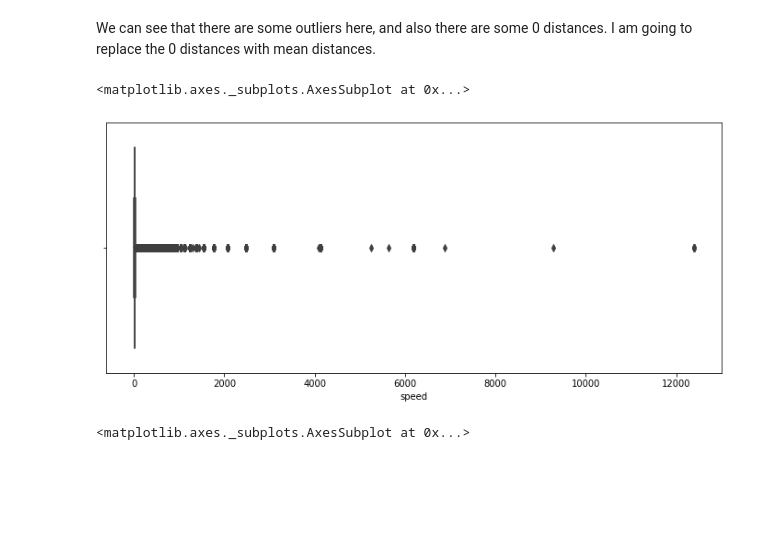
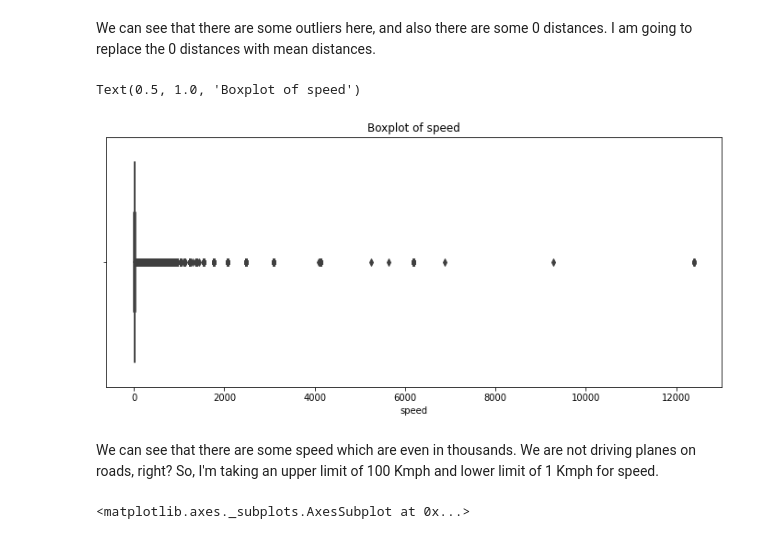
Before and after one commit to Subhajit53/NYC-Taxi-Trip-Time-Prediction, a Jupyter notebook: NYC_Taxi_Trip_Time_Prediction_Colab_Notebook.ipynb, the cells around one changed output. Drawn from its saved outputs; the diff is of its cells as text; code cells hidden in the pictures; blank space fills up the shorter version.

```diff
--- a/NYC_Taxi_Trip_Time_Prediction_Colab_Notebook.ipynb
+++ b/NYC_Taxi_Trip_Time_Prediction_Colab_Notebook.ipynb
@@ -323,9 +327,12 @@ taxi_df['speed'] = taxi_df['distance']/taxi_df['trip_duration_hour']
 # %%
 plt.figure(figsize = (12,5))
 sns.boxplot(taxi_df['speed'])
+plt.title('Boxplot of speed')
 # %% [output]
-<matplotlib.axes._subplots.AxesSubplot at 0x...>
+Text(0.5, 1.0, 'Boxplot of speed')
-[figure, old version]
+[figure, new version]
+# %% [markdown]
+We can see that there are some speed which are even in thousands. We are not driving planes on roads, right? So, I'm taking an upper limit of 100 Kmph and lower limit of 1 Kmph for speed.
 # %%
 # Dropping rows with speed more than 100 or less than 1
 taxi_df = taxi_df[(taxi_df['speed']<100) & (taxi_df['speed']>1)]
```
Also changed, not shown: parts of 6 cells of this notebook.
